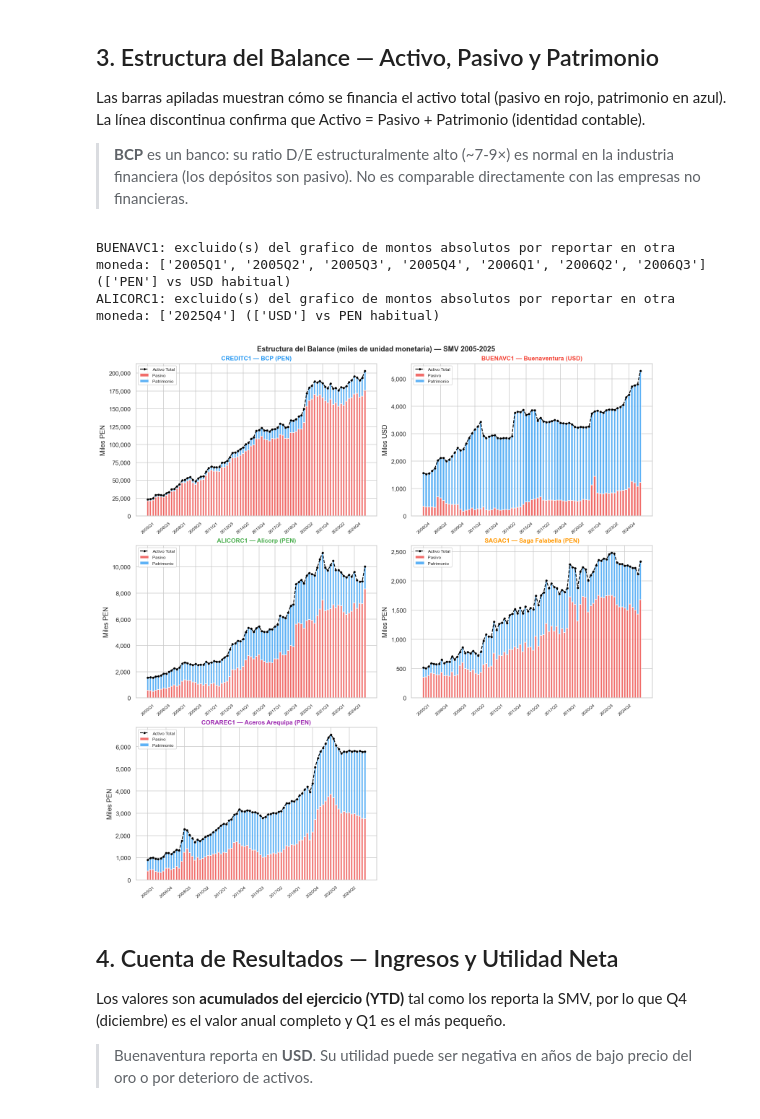
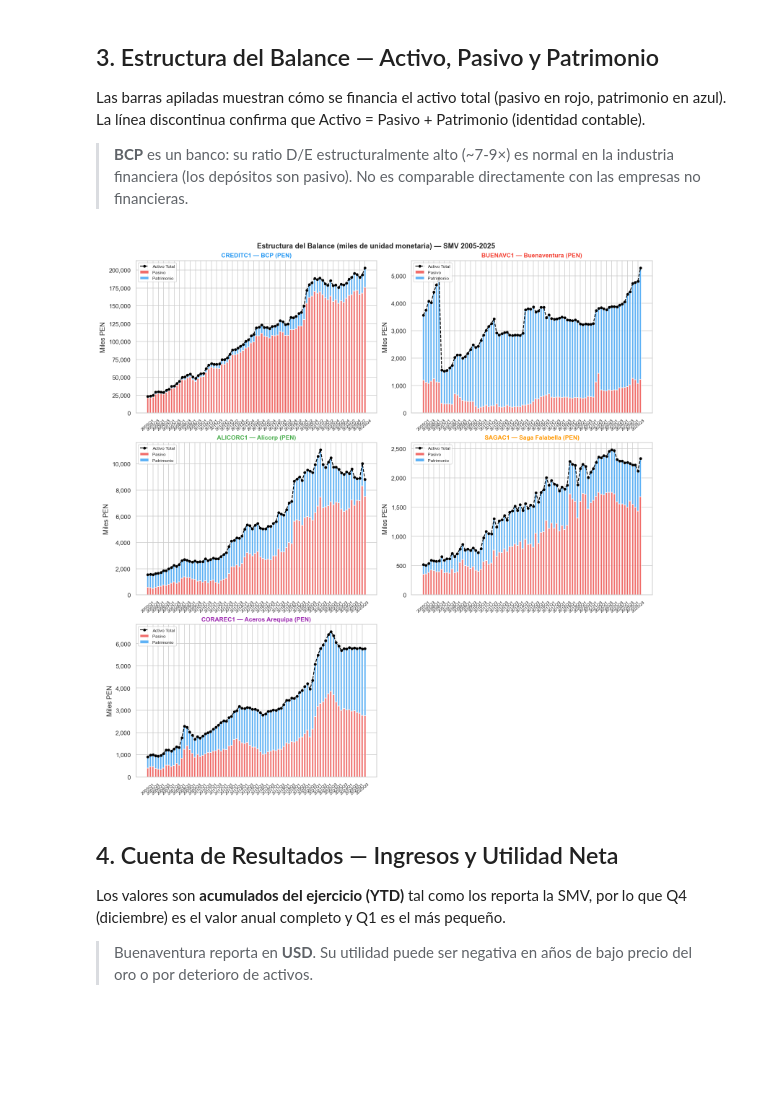
Before and after one commit to rodholguin/20221466_ProyectoFinCarrera, a Jupyter notebook: notebooks/exploracion_fundamentales_bvl.ipynb, the cells around one changed output. Saved outputs shown, nothing was run; the diff lists cells and outputs as text; code cells hidden in the pictures; blank space fills up the shorter version.

```diff
--- a/notebooks/exploracion_fundamentales_bvl.ipynb
+++ b/notebooks/exploracion_fundamentales_bvl.ipynb
@@ -53,25 +53,30 @@ plt.rcParams.update({'figure.dpi': 110, 'axes.titlesize': 11})
 ## 1. Carga de datos
 # %%
 from src.fundamentals.fundamentals_client import compute_ratios
+from src.universe import Config
 
-fund = {}
+ASSETS = {a.bvl: a for a in Config.load('../config.yaml').assets}
+
+fund, ratio_list = {}, []
 for ticker in TICKERS:
     p = DATA_RAW / f'fund_{ticker}_smv.parquet'
     if p.exists():
         fund[ticker] = pd.read_parquet(p)
         df_t = fund[ticker]
+        # asset=... añade shares_outstanding, net_income_ttm y eps_ttm (insumos P/E)
+        ratio_list.append(compute_ratios(df_t, asset=ASSETS[ticker]))
         print(f'✓ {ticker}: {len(df_t)} filas, '
               f'{df_t["period"].nunique()} periodos, '
               f'moneda={df_t["currency"].unique().tolist()}')
     else:
-        print(f'✗ {ticker}: no encontrado — ejecutar scripts/gen_fundamentals.py')
+        print(f'✗ {ticker}: no encontrado — ejecutar scripts/fetch_fund_extended.py')
 
 all_fund = pd.concat(list(fund.values()), ignore_index=True)
 all_fund['period'] = pd.to_datetime(all_fund['period'])
 
-ratios = compute_ratios(all_fund)
+ratios = pd.concat(ratio_list, ignore_index=True)
 ratios['period'] = pd.to_datetime(ratios['period'])
-print(f'\nRatios calculados: {len(ratios)} filas')
+print(f'\nRatios calculados: {len(ratios)} filas, columnas={list(ratios.columns)}')
 # %% [output]
 ✓ CREDITC1: 22425 filas, 83 periodos, moneda=['PEN']
 ✓ BUENAVC1: 17928 filas, 84 periodos, moneda=['PEN', 'USD']
@@ -130,53 +135,41 @@ for i, ticker in enumerate(TICKERS):
     sub = df[df['account'].isin(
         ['INFO_ActivoTotal', 'INFO_PasivoTotal', 'INFO_PatrimonioTotal'])].copy()
     sub['period'] = pd.to_datetime(sub['period'])
-
-    moneda = sub.groupby('period')['currency'].first().mode().iloc[0]
-    outliers = sub.groupby('period')['currency'].first()
-    outliers = outliers[outliers != moneda]
-    if len(outliers):
-        etiquetas = [f"{d.year}Q{(d.month-1)//3+1}" for d in outliers.index]
-        print(f'{ticker}: excluido(s) del grafico de montos absolutos por reportar en '
-              f'otra moneda: {etiquetas} ({sorted(outliers.unique())} vs {moneda} habitual)')
-    sub = sub[sub['currency'] == moneda]
-
     pivot = sub.pivot_table(
         index='period', columns='account', values='value', aggfunc='first'
     ).sort_index()
     labels_x = [f"{p.year}Q{(p.month-1)//3+1}" for p in pivot.index]
     pivot_k = pivot / 1_000
+    moneda = df['currency'].iloc[0]
 
     col_pas = 'INFO_PasivoTotal'
     col_pat = 'INFO_PatrimonioTotal'
     col_act = 'INFO_ActivoTotal'
     x = np.arange(len(pivot_k))
-    step = max(1, len(pivot_k) // 12)
 
     if col_pas in pivot_k.columns:
         ax.bar(x, pivot_k[col_pas], label='Pasivo', color='#EF5350', alpha=0.85, width=0.7)
     bot = pivot_k.get(col_pas, pd.Series(0, index=pivot_k.index))
     if col_pat in pivot_k.columns:
         ax.bar(x, pivot_k[col_pat], bottom=bot, label='Patrimonio',
                color='#42A5F5', alpha=0.85, width=0.7)
     if col_act in pivot_k.columns:
         ax.plot(x, pivot_k[col_act], 'k--o', linewidth=1.5,
-                markersize=3, label='Activo Total', zorder=5)
+                markersize=4, label='Activo Total', zorder=5)
 
-    ax.set_xticks(x[::step])
-    ax.set_xticklabels([labels_x[j] for j in x[::step]], rotation=40, fontsize=8)
+    ax.set_xticks(x[::2])
+    ax.set_xticklabels(labels_x[::2], rotation=40, fontsize=8)
     ax.set_title(f'{ticker} — {NOMBRES[ticker]} ({moneda})',
                  fontweight='bold', color=COLOR_MAP[ticker])
     ax.set_ylabel(f'Miles {moneda}')
     ax.legend(fontsize=8, loc='upper left')
     ax.yaxis.set_major_formatter(
         plt.FuncFormatter(lambda v, _: f'{v:,.0f}'))
 
 axes_flat[-1].set_visible(False)
 plt.show()
 # %% [output]
-BUENAVC1: excluido(s) del grafico de montos absolutos por reportar en otra moneda: ['2005Q1', '2005Q2', '2005Q3', '2005Q4', '2006Q1', '2006Q2', '2006Q3'] (['PEN'] vs USD habitual)
-ALICORC1: excluido(s) del grafico de montos absolutos por reportar en otra moneda: ['2025Q4'] (['USD'] vs PEN habitual)
-[figure, old version]
+[figure, new version]
 # %% [markdown]
 ## 4. Cuenta de Resultados — Ingresos y Utilidad Neta
 
```
Also changed, not shown: parts of 9 cells of this notebook, 33 other files.
